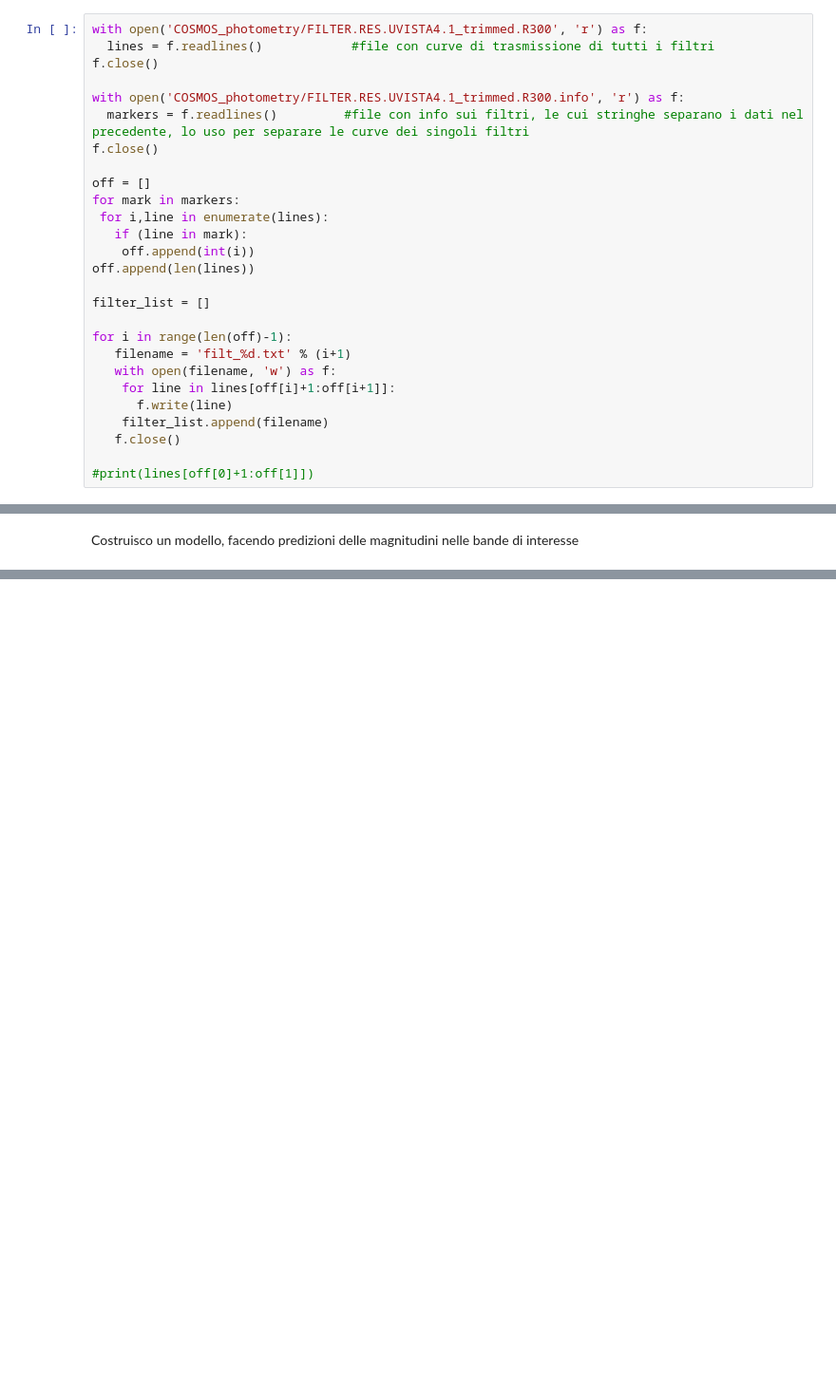
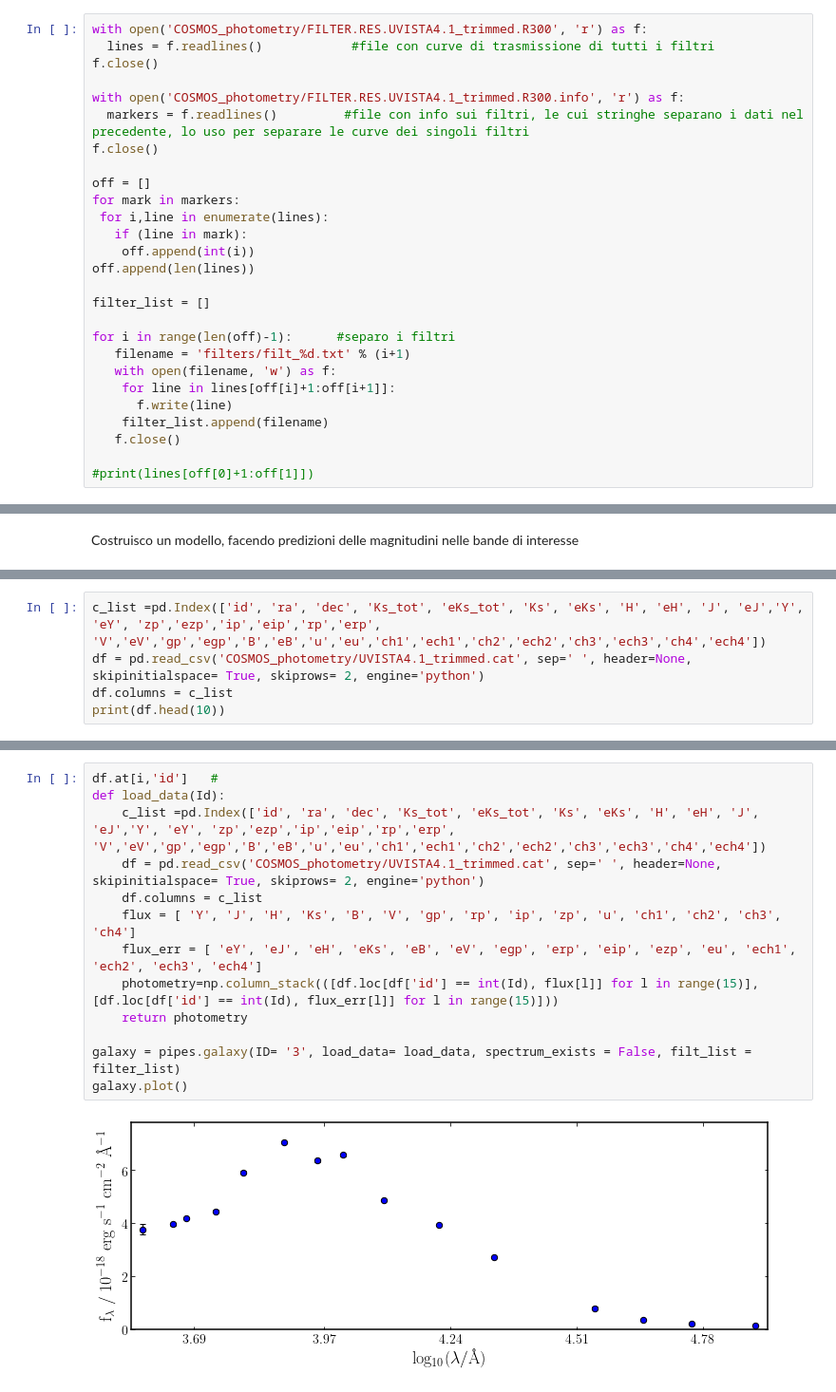
Before and after one commit to Michelaesp/Abilit-informatiche-e-telematiche, a Jupyter notebook: sedfitting.ipynb, the cells around one changed output, grey strips where cells are left out. Shown: that part at 95% size. Cells and saved outputs as stored; diff of their text form; blank space fills up the shorter version.

Commit message:
Photometric data loaded

```diff
--- a/sedfitting.ipynb
+++ b/sedfitting.ipynb
@@ -21,8 +21,8 @@ off.append(len(lines))
 
 filter_list = []
 
-for i in range(len(off)-1):
-   filename = 'filt_%d.txt' % (i+1)
+for i in range(len(off)-1):      #separo i filtri
+   filename = 'filters/filt_%d.txt' % (i+1)
    with open(filename, 'w') as f:
     for line in lines[off[i]+1:off[i+1]]:
       f.write(line)
@@ -83,0 +103,5 @@ fig = model.sfh.plot()
+# %%
+c_list =pd.Index(['id', 'ra', 'dec', 'Ks_tot', 'eKs_tot', 'Ks', 'eKs', 'H', 'eH', 'J', 'eJ','Y', 'eY', 'zp','ezp','ip','eip','rp','erp', 'V','eV','gp','egp','B','eB','u','eu','ch1','ech1','ch2','ech2','ch3','ech3','ch4','ech4'])
+df = pd.read_csv('COSMOS_photometry/UVISTA4.1_trimmed.cat', sep=' ', header=None, skipinitialspace= True, skiprows= 2, engine='python')
+df.columns = c_list
+print(df.head(10))
@@ -83,0 +126,15 @@ fig = model.sfh.plot()
+# %%
+df.at[i,'id']   #
+def load_data(Id):
+    c_list =pd.Index(['id', 'ra', 'dec', 'Ks_tot', 'eKs_tot', 'Ks', 'eKs', 'H', 'eH', 'J', 'eJ','Y', 'eY', 'zp','ezp','ip','eip','rp','erp', 'V','eV','gp','egp','B','eB','u','eu','ch1','ech1','ch2','ech2','ch3','ech3','ch4','ech4'])
+    df = pd.read_csv('COSMOS_photometry/UVISTA4.1_trimmed.cat', sep=' ', header=None, skipinitialspace= True, skiprows= 2, engine='python')
+    df.columns = c_list
+    flux = [ 'Y', 'J', 'H', 'Ks', 'B', 'V', 'gp', 'rp', 'ip', 'zp', 'u', 'ch1', 'ch2', 'ch3', 'ch4']
+    flux_err = [ 'eY', 'eJ', 'eH', 'eKs', 'eB', 'eV', 'egp', 'erp', 'eip', 'ezp', 'eu', 'ech1', 'ech2', 'ech3', 'ech4']
+    photometry=np.column_stack(([df.loc[df['id'] == int(Id), flux[l]] for l in range(15)],[df.loc[df['id'] == int(Id), flux_err[l]] for l in range(15)]))
+    return photometry
+
+galaxy = pipes.galaxy(ID= '3', load_data= load_data, spectrum_exists = False, filt_list = filter_list)
+galaxy.plot()
+# %% [output]
+[figure, added]
```
Also changed, not shown: parts of 7 cells of this notebook.
